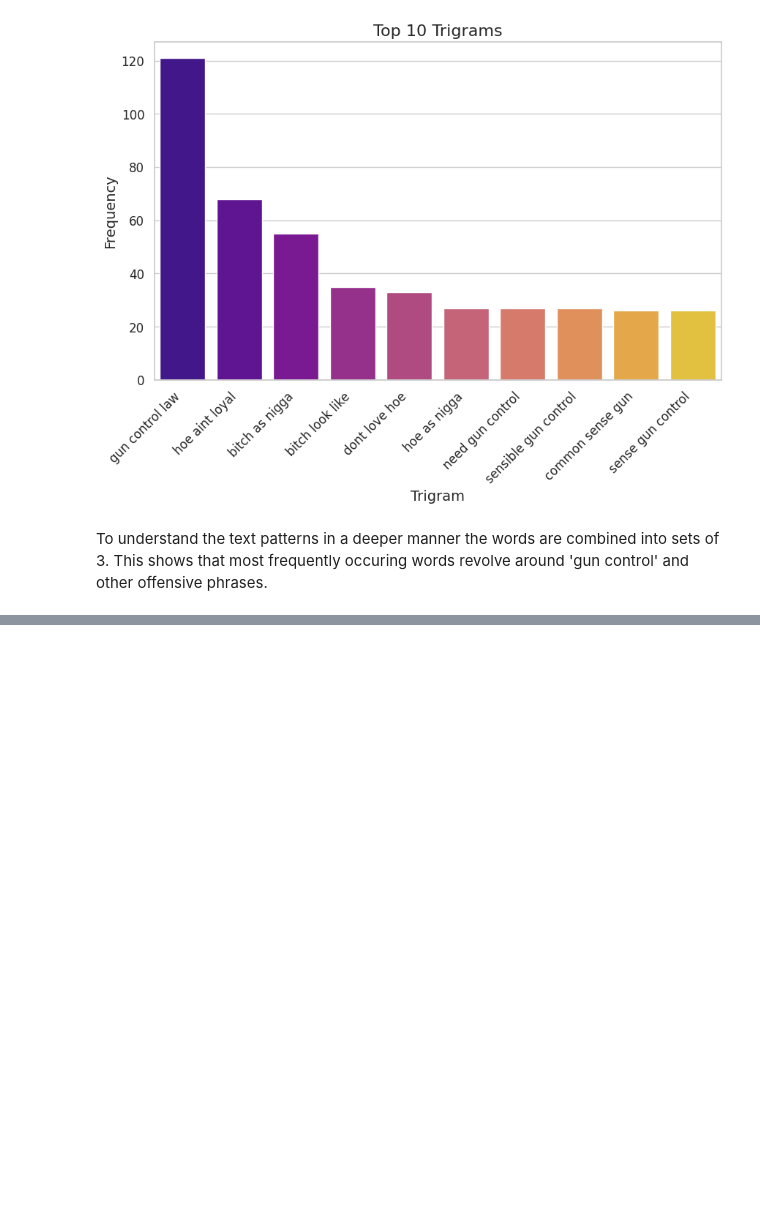
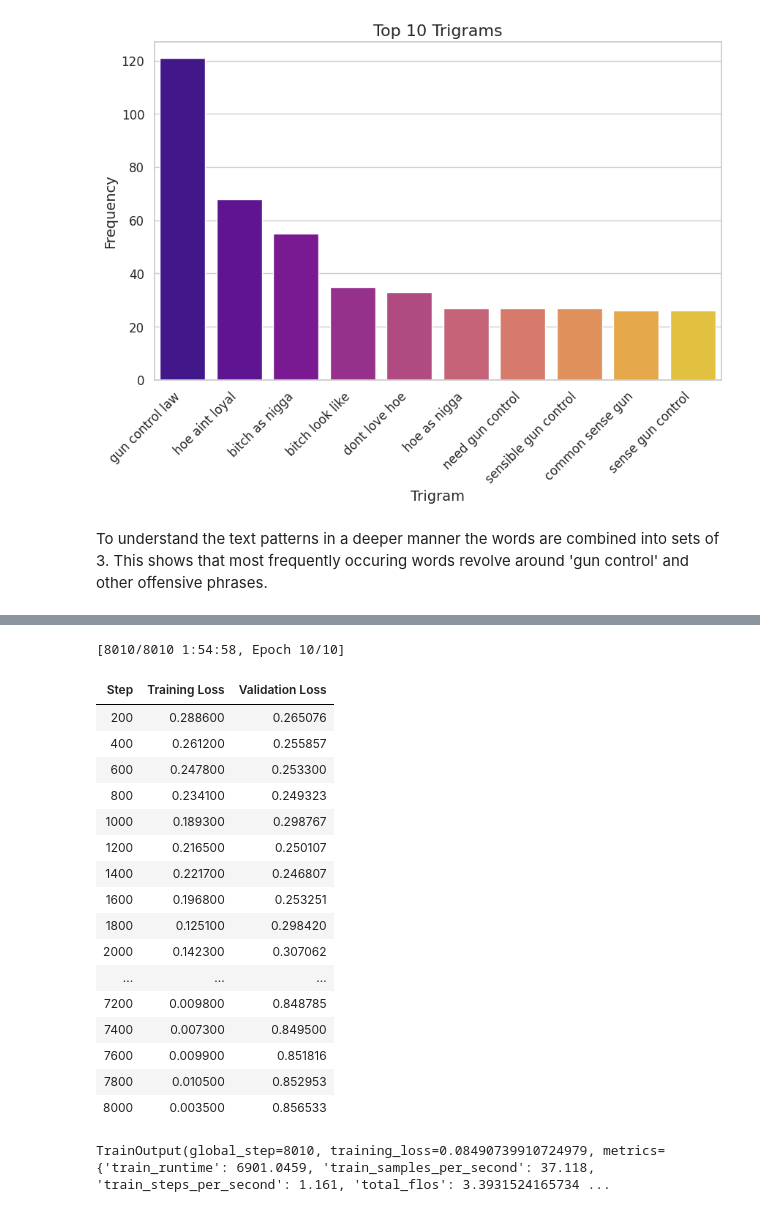
Before and after one commit to sumanapalle065/LLM-Assign3, a Jupyter notebook: LLM_Assign3.ipynb, the cells around one changed output, grey strips where cells are left out. Cells and saved outputs as stored; diff of their text form; code cells hidden in the pictures; blank space fills up the shorter version.

Commit message:
Model Building

```diff
--- a/LLM_Assign3.ipynb
+++ b/LLM_Assign3.ipynb
@@ -311,0 +315,15 @@ To understand the text patterns in a deeper manner the words are combined into s
+# %%
+from sklearn.model_selection import train_test_split as DataSplit
+
+# splitting the data
+train_llm_offendata, test_llm_offendata = DataSplit(llm_offendata[['text','label']], test_size=0.3, random_state=42, stratify=llm_offendata['label'])
+# %%
+from transformers import DistilBertTokenizer as DistilBT, DistilBertForSequenceClassification as DistilBSC
+
+# Load the tokenizer and model
+tokeniz = DistilBT.from_pretrained('Umesh/distilbert-bbc-news-classification')
+mdldstil = DistilBSC.from_pretrained(
+    'Umesh/distilbert-bbc-news-classification',
+    num_labels=2,
+    ignore_mismatched_sizes=True  # Ignore the size mismatch in the classifier layer
+)
@@ -311,0 +361,50 @@ To understand the text patterns in a deeper manner the words are combined into s
+# %%
+from transformers import Trainer, TrainingArguments
+
+# Define training arguments optimized for faster runtime
+llm_training_args = TrainingArguments(
+    output_dir='./results',                   # Directory to save the results
+    evaluation_strategy='steps',              # Evaluate every few steps instead of every epoch
+    eval_steps=200,                           # Number of steps before each evaluation
+    learning_rate=3e-5,                       # Slightly higher learning rate for faster convergence
+    per_device_train_batch_size=32,           # Larger batch size for faster processing (if memory allows)
+    per_device_eval_batch_size=32,            # Larger evaluation batch size for faster processing
+    num_train_epochs=10,                      # Reduce the number of epochs
+    weight_decay=0.01,                        # Weight decay to regularize the model
+    logging_dir='./logs',                     # Directory to save the logs
+    logging_steps=100,                        # Log every 100 steps to reduce logging overhead
+    save_total_limit=2,                       # Keep only the last 2 checkpoints to save disk space
+    fp16=True,                                # Use mixed precision (if supported) for faster training
+    dataloader_num_workers=4                  # Use multiple CPU cores for data loading
+)
+
+# Initialize the trainer
+trainer = Trainer(
+    model=mdldstil,
+    args=llm_training_args,
+    train_dataset=llm_TrainDataset,
+    eval_dataset=llm_TestDataset,
+)
+
+# Fine-tune the model
+trainer.train()
+# %% [output]
+[8010/8010 1:54:58, Epoch 10/10]
+| Step | Training Loss | Validation Loss |
+| 200 | 0.288600 | 0.265076 |
+| 400 | 0.261200 | 0.255857 |
+| 600 | 0.247800 | 0.253300 |
+| 800 | 0.234100 | 0.249323 |
+| 1000 | 0.189300 | 0.298767 |
+| 1200 | 0.216500 | 0.250107 |
+| 1400 | 0.221700 | 0.246807 |
+| 1600 | 0.196800 | 0.253251 |
+| 1800 | 0.125100 | 0.298420 |
+| 2000 | 0.142300 | 0.307062 |
+| ... | ... | ... |
+| 7200 | 0.009800 | 0.848785 |
+| 7400 | 0.007300 | 0.849500 |
+| 7600 | 0.009900 | 0.851816 |
+| 7800 | 0.010500 | 0.852953 |
+| 8000 | 0.003500 | 0.856533 |
+TrainOutput(global_step=8010, training_loss=0.08490739910724979, metrics={'train_runtime': 6901.0459, 'train_samples_per_second': 37.118, 'train_steps_per_second': 1.161, 'total_flos': 3.3931524165734 ...
```
Also changed, not shown: parts of 7 cells of this notebook.
